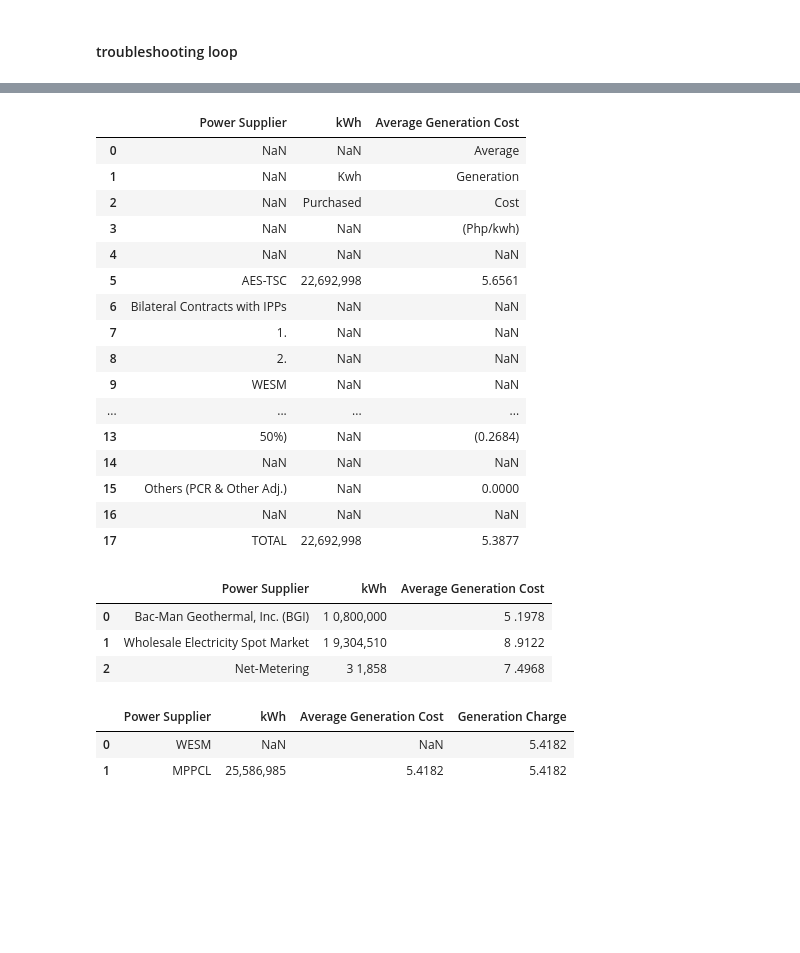
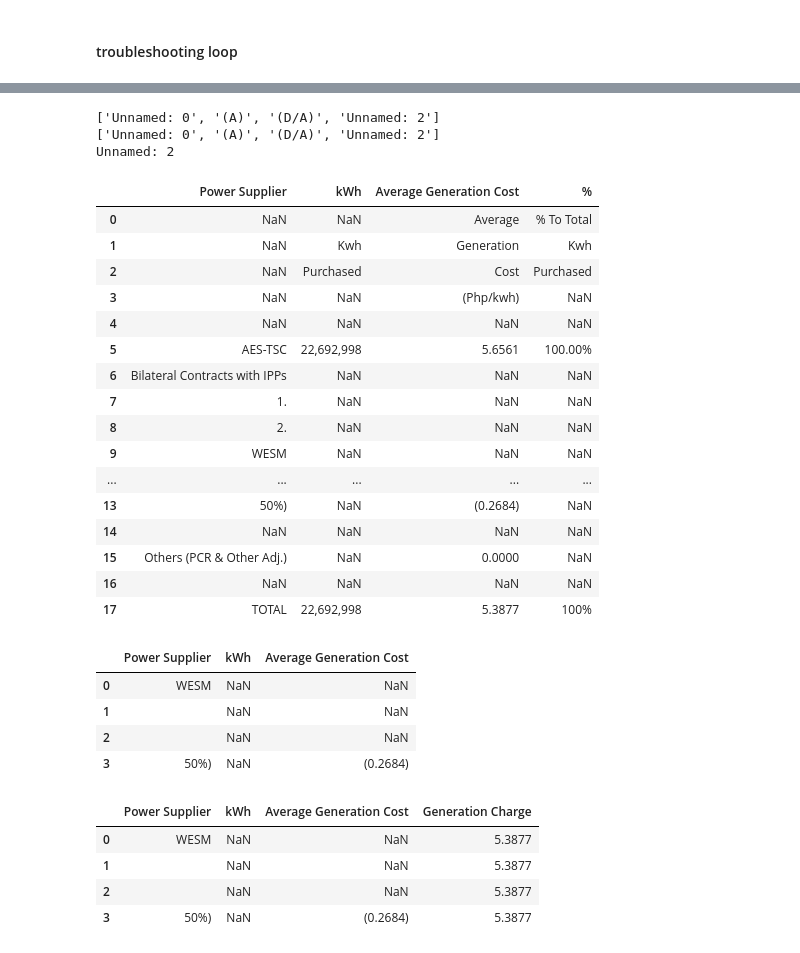
Before and after one commit to andreasenson/Scrape-DU-Generation-Charge, a Jupyter notebook: PELCO I/scrape_PELCO_I.ipynb, the cells around one changed output, grey strips where cells are left out. Saved outputs shown, nothing was run; the diff lists cells and outputs as text; code cells hidden in the pictures; blank space fills up the shorter version.

Commit message:
added percentage in troubleshooting script

```diff
--- a/PELCO I/scrape_PELCO_I.ipynb
+++ b/PELCO I/scrape_PELCO_I.ipynb
@@ -207,8 +207,13 @@ for file_name in os.listdir(pdf_folder):
                         if last_period_col not in columns_to_keep:
                             columns_to_keep.append(last_period_col)
 
+                #Fourth column to keep: Find the column with a percentage in its row values
+                percentage_col = df.columns[
+                    df.apply(lambda col: col.astype(str).str.contains('%', case=False, na=False)).any()]
+
             # Drop duplicates to ensure unique columns
             columns_to_keep = list(dict.fromkeys(columns_to_keep))
+            print(columns_to_keep)
 
             # Slice the DataFrame to keep only the relevant columns
             df_sliced_columns = df[columns_to_keep]
@@ -429,52 +521,60 @@ if not contracts_col.empty:
         comma_col_name = comma_col[0]
 
         if comma_col_name != contracts_col_name:
             columns_to_keep.append(comma_col_name)
         else:
             comma_col_name = comma_col[1]
             columns_to_keep.append(comma_col_name)
 
         # Third column to keep: Find the last column with a period, excluding the 'comma_col' column
         period_cols = df.columns[
             df.apply(lambda col: col.astype(str).str.contains('.', case=False, na=False)).any()
         ]
 
         if not period_cols.empty:
             period_cols = [col for col in period_cols if col != comma_col_name]
             if period_cols:
                 last_period_col = period_cols[-1]
                 if last_period_col not in columns_to_keep:
                     columns_to_keep.append(last_period_col)
 
+        #Fourth column to keep: Find the column with a percentage in its row values
+                percentage_col = df.columns[
+                    df.apply(lambda col: col.astype(str).str.contains('% To Total', case=False, na=False)).any()][0]
+                columns_to_keep.append(percentage_col)
+
 # Drop duplicates to ensure unique columns
 columns_to_keep = list(dict.fromkeys(columns_to_keep))
 
 # Slice the DataFrame to keep only the relevant columns
 df_sliced_columns = df[columns_to_keep]
 
 # Rename columns for consistency if the length matches
-if len(df_sliced_columns.columns) == 3:
-    df_sliced_columns.columns = ["Power Supplier", "kWh", "Average Generation Cost"]
+if len(df_sliced_columns.columns) == 4:
+    df_sliced_columns.columns = ["Power Supplier", "kWh", "Average Generation Cost", "%"]
 
 df_sliced_columns
 # %% [output]
+['Unnamed: 0', '(A)', '(D/A)', 'Unnamed: 2']
+['Unnamed: 0', '(A)', '(D/A)', 'Unnamed: 2']
+Unnamed: 2
-|  | Power Supplier | kWh | Average Generation Cost |
-| 0 | NaN | NaN | Average |
-| 1 | NaN | Kwh | Generation |
-| 2 | NaN | Purchased | Cost |
-| 3 | NaN | NaN | (Php/kwh) |
-| 4 | NaN | NaN | NaN |
-| 5 | AES-TSC | 22,692,998 | 5.6561 |
-| 6 | Bilateral Contracts with IPPs | NaN | NaN |
-| 7 | 1. | NaN | NaN |
-| 8 | 2. | NaN | NaN |
-| 9 | WESM | NaN | NaN |
-| ... | ... | ... | ... |
-| 13 | 50%) | NaN | (0.2684) |
-| 14 | NaN | NaN | NaN |
-| 15 | Others (PCR & Other Adj.) | NaN | 0.0000 |
-| 16 | NaN | NaN | NaN |
-| 17 | TOTAL | 22,692,998 | 5.3877 |
+|  | Power Supplier | kWh | Average Generation Cost | % |
+| 0 | NaN | NaN | Average | % To Total |
+| 1 | NaN | Kwh | Generation | Kwh |
+| 2 | NaN | Purchased | Cost | Purchased |
+| 3 | NaN | NaN | (Php/kwh) | NaN |
+| 4 | NaN | NaN | NaN | NaN |
+| 5 | AES-TSC | 22,692,998 | 5.6561 | 100.00% |
+| 6 | Bilateral Contracts with IPPs | NaN | NaN | NaN |
+| 7 | 1. | NaN | NaN | NaN |
+| 8 | 2. | NaN | NaN | NaN |
+| 9 | WESM | NaN | NaN | NaN |
+| ... | ... | ... | ... | ... |
+| 13 | 50%) | NaN | (0.2684) | NaN |
+| 14 | NaN | NaN | NaN | NaN |
+| 15 | Others (PCR & Other Adj.) | NaN | 0.0000 | NaN |
+| 16 | NaN | NaN | NaN | NaN |
+| 17 | TOTAL | 22,692,998 | 5.3877 | 100% |
 # %%
 # Check for leading numbers in the first column (assuming 'Power Supplier' is the first column here)
 df_filtered_leading_numbers = df_sliced_columns[df_sliced_columns['Power Supplier'].str.contains(r'^\d+', na=False)]
@@ -499,9 +599,10 @@ df_new.reset_index(drop=True, inplace=True)
 df_new
 # %% [output]
 |  | Power Supplier | kWh | Average Generation Cost |
-| 0 | Bac-Man Geothermal, Inc. (BGI) | 1 0,800,000 | 5 .1978 |
-| 1 | Wholesale Electricity Spot Market | 1 9,304,510 | 8 .9122 |
-| 2 | Net-Metering | 3 1,858 | 7 .4968 |
+| 0 | WESM | NaN | NaN |
+| 1 |  | NaN | NaN |
+| 2 |  | NaN | NaN |
+| 3 | 50%) | NaN | (0.2684) |
 # %%
 # Find the row with 'TOTAL' and extract the value from 'Column Average'
 total_row = df_sliced_columns[df_sliced_columns['Power Supplier'].str.contains('TOTAL', case=False, na=False)]
@@ -516,5 +617,7 @@ df_new.reset_index(drop=True, inplace=True)
 df_new
 # %% [output]
 |  | Power Supplier | kWh | Average Generation Cost | Generation Charge |
-| 0 | WESM | NaN | NaN | 5.4182 |
-| 1 | MPPCL | 25,586,985 | 5.4182 | 5.4182 |
+| 0 | WESM | NaN | NaN | 5.3877 |
+| 1 |  | NaN | NaN | 5.3877 |
+| 2 |  | NaN | NaN | 5.3877 |
+| 3 | 50%) | NaN | (0.2684) | 5.3877 |
```
Also changed, not shown: parts of 1 cell of this notebook, 1 other file.
